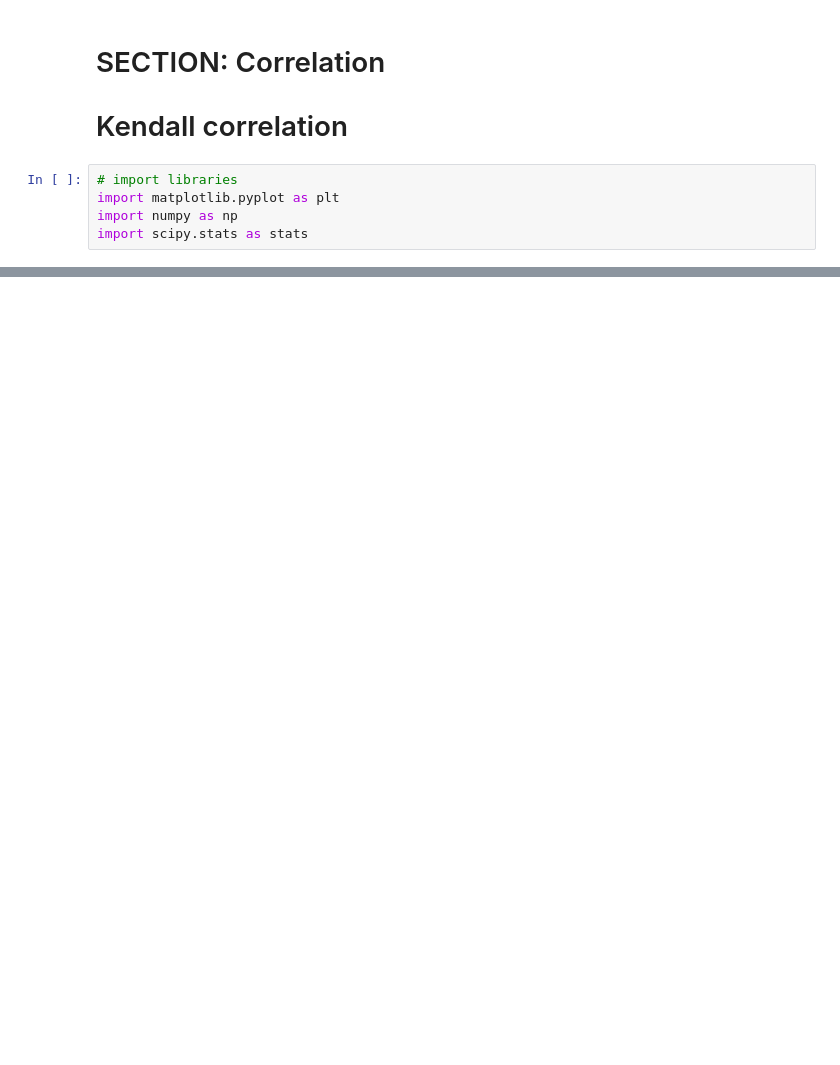
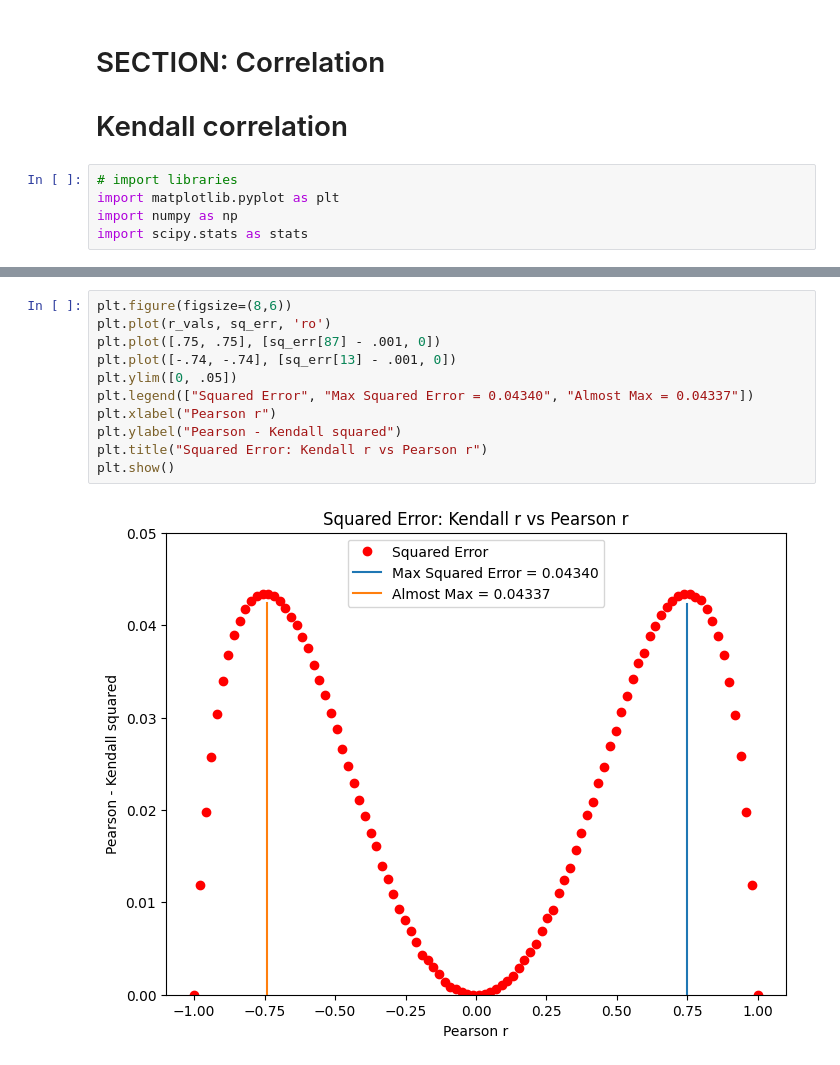
Before and after one commit to SiracencoSerghei/Statistics_and_ML, a Jupyter notebook: 2.8_correlation/stats_corr_Kendall.ipynb, the cells around one changed output, grey strips where cells are left out. Saved outputs shown, nothing was run; the diff lists cells and outputs as text; blank space fills up the shorter version.

```diff
--- a/2.8_correlation/stats_corr_Kendall.ipynb
+++ b/2.8_correlation/stats_corr_Kendall.ipynb
@@ -82,0 +193,13 @@ plt.show()
+# %%
+plt.figure(figsize=(8,6))
+plt.plot(r_vals, sq_err, 'ro')
+plt.plot([.75, .75], [sq_err[87] - .001, 0])
+plt.plot([-.74, -.74], [sq_err[13] - .001, 0])
+plt.ylim([0, .05])
+plt.legend(["Squared Error", "Max Squared Error = 0.04340", "Almost Max = 0.04337"])
+plt.xlabel("Pearson r")
+plt.ylabel("Pearson - Kendall squared")
+plt.title("Squared Error: Kendall r vs Pearson r")
+plt.show()
+# %% [output]
+[figure, added]
```
Also changed, not shown: parts of 10 cells of this notebook.
